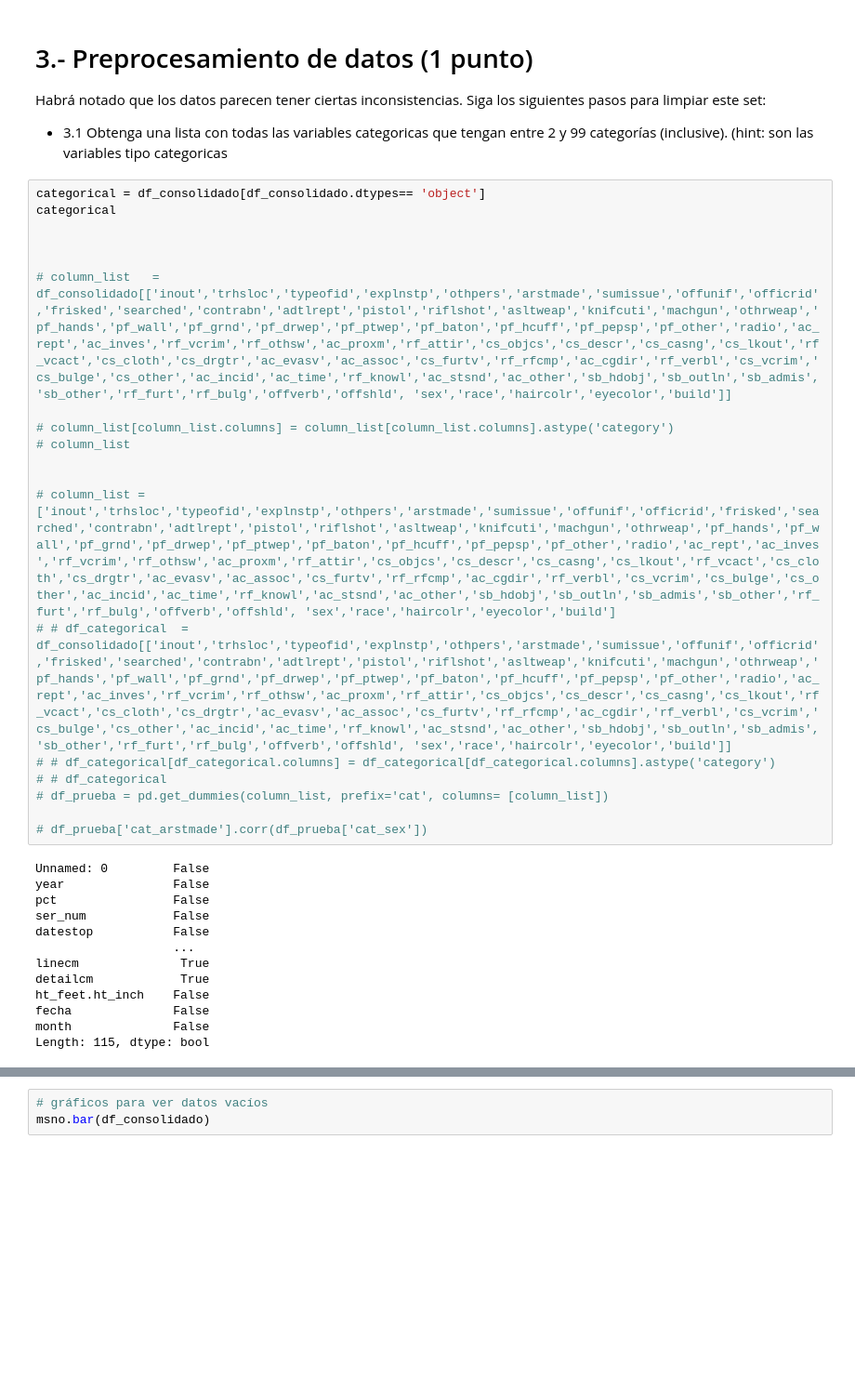
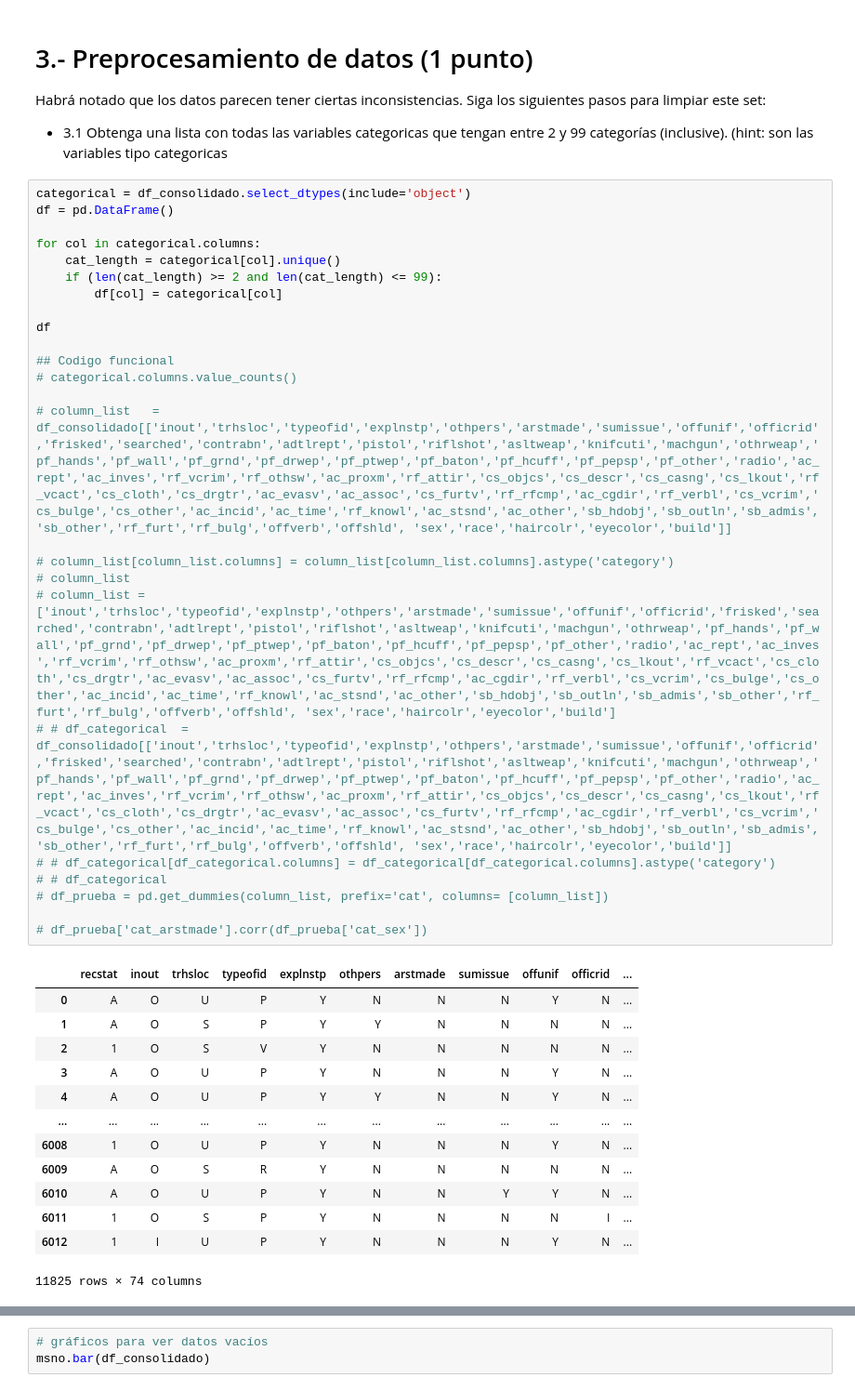
Before and after one commit to ggmarioe/trabajo-modelos-supervisados, a Jupyter notebook: Prueba Supervisada.ipynb, the cells around one changed output, grey strips where cells are left out. Shown: that part at 93% size. Drawn from its saved outputs; the diff is of its cells as text; blank space fills up the shorter version.

```diff
--- a/Prueba Supervisada.ipynb
+++ b/Prueba Supervisada.ipynb
@@ -48,34 +48,41 @@ Habrá notado que los datos parecen tener ciertas inconsistencias. Siga los sigu
 
 - 3.1 Obtenga una lista con todas las variables categoricas que tengan entre 2 y 99 categorías (inclusive). (hint: son las variables tipo categoricas
 # %%
-categorical = df_consolidado[df_consolidado.dtypes== 'object']
-categorical
+categorical = df_consolidado.select_dtypes(include='object')
+df = pd.DataFrame()
 
+for col in categorical.columns:
+    cat_length = categorical[col].unique()
+    if (len(cat_length) >= 2 and len(cat_length) <= 99):
+        df[col] = categorical[col]
 
+df
+
+## Codigo funcional
+# categorical.columns.value_counts()
 
 # column_list   = df_consolidado[['inout','trhsloc','typeofid','explnstp','othpers','arstmade','sumissue','offunif','officrid','frisked','searched','contrabn','adtlrept','pistol','riflshot','asltweap','knifcuti','machgun','othrweap','pf_hands','pf_wall','pf_grnd','pf_drwep','pf_ptwep','pf_baton','pf_hcuff','pf_pepsp','pf_other','radio','ac_rept','ac_inves','rf_vcrim','rf_othsw','ac_proxm','rf_attir','cs_objcs','cs_descr','cs_casng','cs_lkout','rf_vcact','cs_cloth','cs_drgtr','ac_evasv','ac_assoc','cs_furtv','rf_rfcmp','ac_cgdir','rf_verbl','cs_vcrim','cs_bulge','cs_other','ac_incid','ac_time','rf_knowl','ac_stsnd','ac_other','sb_hdobj','sb_outln','sb_admis','sb_other','rf_furt','rf_bulg','offverb','offshld', 'sex','race','haircolr','eyecolor','build']]
 
 # column_list[column_list.columns] = column_list[column_list.columns].astype('category')
 # column_list
-
-
 # column_list = ['inout','trhsloc','typeofid','explnstp','othpers','arstmade','sumissue','offunif','officrid','frisked','searched','contrabn','adtlrept','pistol','riflshot','asltweap','knifcuti','machgun','othrweap','pf_hands','pf_wall','pf_grnd','pf_drwep','pf_ptwep','pf_baton','pf_hcuff','pf_pepsp','pf_other','radio','ac_rept','ac_inves','rf_vcrim','rf_othsw','ac_proxm','rf_attir','cs_objcs','cs_descr','cs_casng','cs_lkout','rf_vcact','cs_cloth','cs_drgtr','ac_evasv','ac_assoc','cs_furtv','rf_rfcmp','ac_cgdir','rf_verbl','cs_vcrim','cs_bulge','cs_other','ac_incid','ac_time','rf_knowl','ac_stsnd','ac_other','sb_hdobj','sb_outln','sb_admis','sb_other','rf_furt','rf_bulg','offverb','offshld', 'sex','race','haircolr','eyecolor','build']
 # # df_categorical  = df_consolidado[['inout','trhsloc','typeofid','explnstp','othpers','arstmade','sumissue','offunif','officrid','frisked','searched','contrabn','adtlrept','pistol','riflshot','asltweap','knifcuti','machgun','othrweap','pf_hands','pf_wall','pf_grnd','pf_drwep','pf_ptwep','pf_baton','pf_hcuff','pf_pepsp','pf_other','radio','ac_rept','ac_inves','rf_vcrim','rf_othsw','ac_proxm','rf_attir','cs_objcs','cs_descr','cs_casng','cs_lkout','rf_vcact','cs_cloth','cs_drgtr','ac_evasv','ac_assoc','cs_furtv','rf_rfcmp','ac_cgdir','rf_verbl','cs_vcrim','cs_bulge','cs_other','ac_incid','ac_time','rf_knowl','ac_stsnd','ac_other','sb_hdobj','sb_outln','sb_admis','sb_other','rf_furt','rf_bulg','offverb','offshld', 'sex','race','haircolr','eyecolor','build']]
 # # df_categorical[df_categorical.columns] = df_categorical[df_categorical.columns].astype('category')
 # # df_categorical
 # df_prueba = pd.get_dummies(column_list, prefix='cat', columns= [column_list])
 
 # df_prueba['cat_arstmade'].corr(df_prueba['cat_sex'])
 # %% [output]
+|  | recstat | inout | trhsloc | typeofid | explnstp | othpers | arstmade | sumissue | offunif | officrid | ... |
+| 0 | A | O | U | P | Y | N | N | N | Y | N | ... |
+| 1 | A | O | S | P | Y | Y | N | N | N | N | ... |
+| 2 | 1 | O | S | V | Y | N | N | N | N | N | ... |
+| 3 | A | O | U | P | Y | N | N | N | Y | N | ... |
+| 4 | A | O | U | P | Y | Y | N | N | Y | N | ... |
+| ... | ... | ... | ... | ... | ... | ... | ... | ... | ... | ... | ... |
+| 6008 | 1 | O | U | P | Y | N | N | N | Y | N | ... |
+| 6009 | A | O | S | R | Y | N | N | N | N | N | ... |
+| 6010 | A | O | U | P | Y | N | N | Y | Y | N | ... |
+| 6011 | 1 | O | S | P | Y | N | N | N | N | I | ... |
+| 6012 | 1 | I | U | P | Y | N | N | N | Y | N | ... |
-Unnamed: 0         False
-year               False
-pct                False
-ser_num            False
-datestop           False
-                   ...
-linecm              True
-detailcm            True
-ht_feet.ht_inch    False
-fecha              False
-month              False
-Length: 115, dtype: bool
+11825 rows × 74 columns
```
Also changed, not shown: parts of 1 cell of this notebook.
